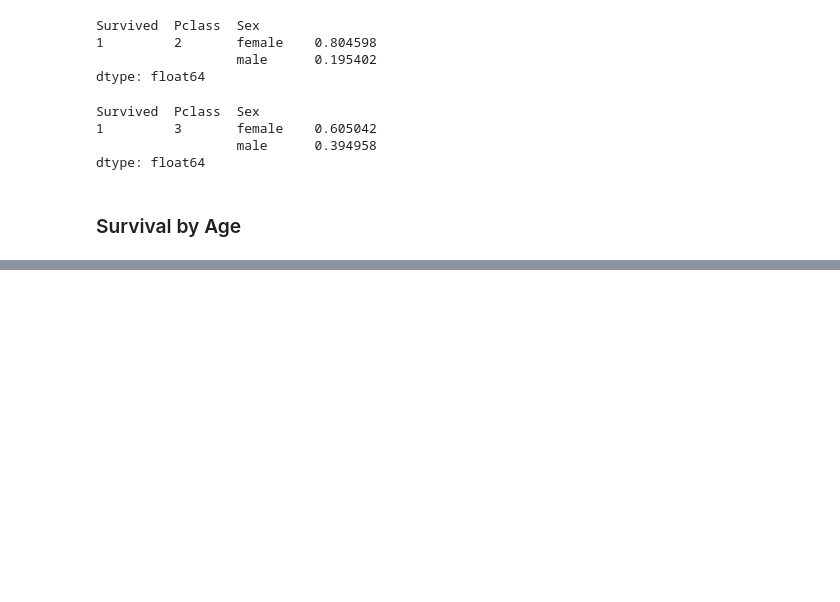
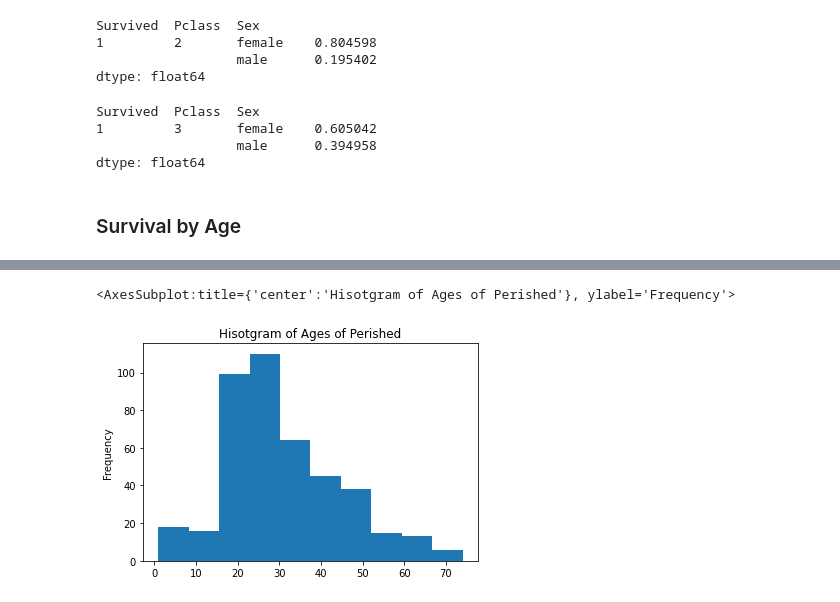
Before and after one commit to AmitSamra/Titanic, a Jupyter notebook: Titanic.ipynb, the cells around one changed output, grey strips where cells are left out. Cells and saved outputs as stored; diff of their text form; code cells hidden in the pictures; blank space fills up the shorter version.

```diff
--- a/Titanic.ipynb
+++ b/Titanic.ipynb
@@ -364,0 +405,4 @@ dtype: float64
+# %%
+df_age_survived0 = df_age[df_age['Survived'] == 0]
+df_age_survived0 = df_age_survived0['Age']
+df_age_survived0.value_counts()
@@ -364,0 +422,5 @@ dtype: float64
+# %%
+df_age_survived0.plot(kind = 'hist', title = 'Hisotgram of Ages of Perished')
+# %% [output]
+<AxesSubplot:title={'center':'Hisotgram of Ages of Perished'}, ylabel='Frequency'>
+[figure, added]
```
Also changed, not shown: parts of 7 cells of this notebook.
